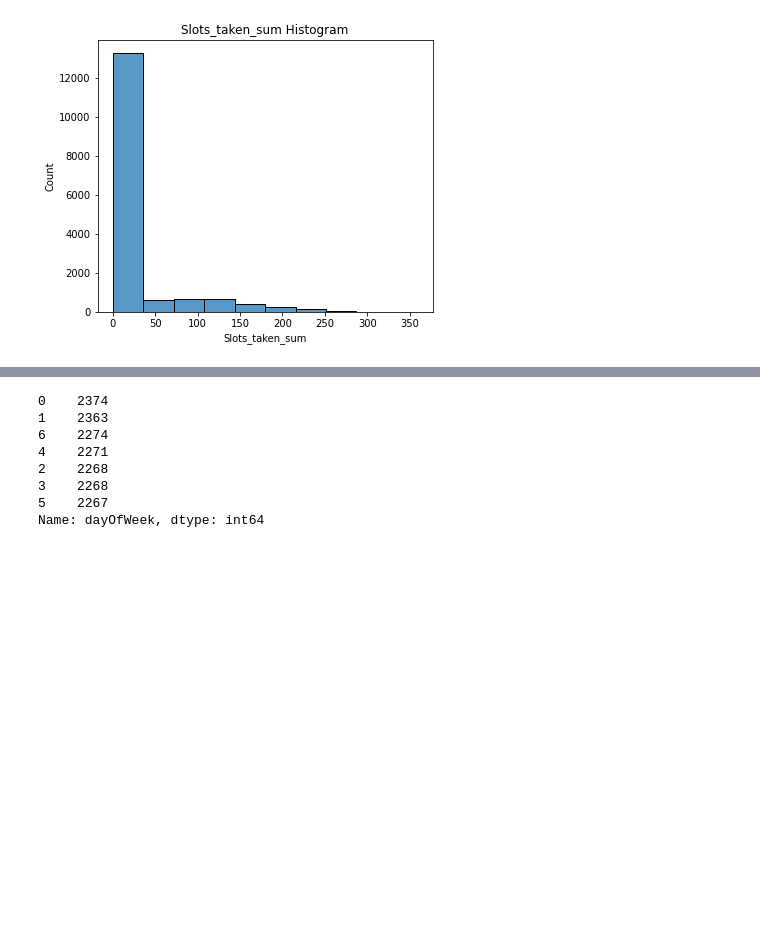
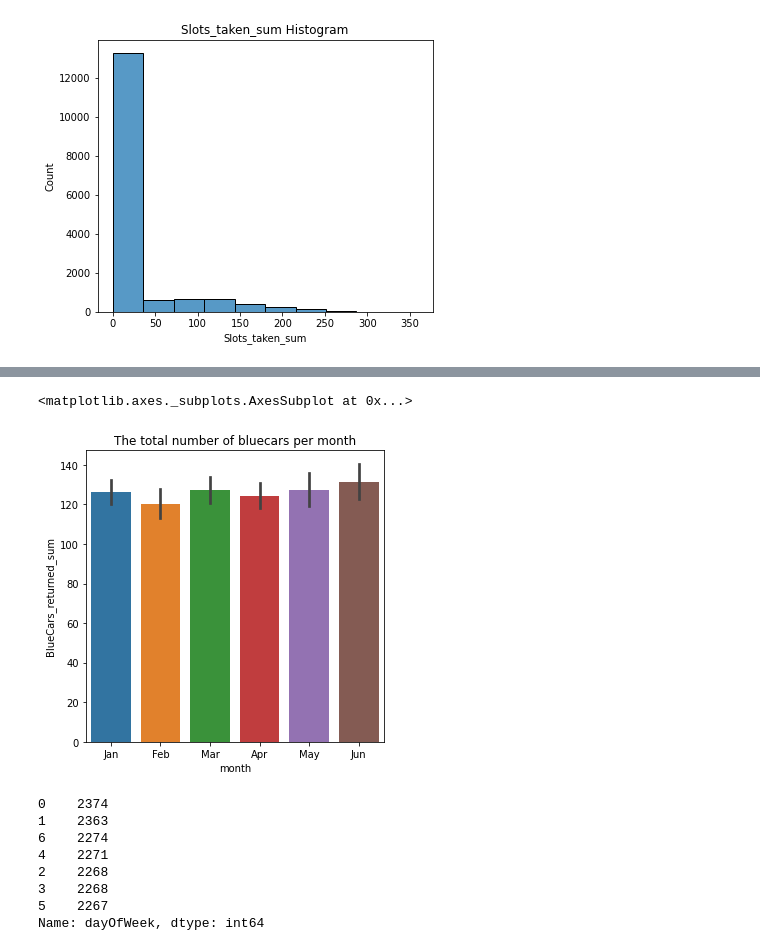
Before and after one commit to WilkisterMbaka/Autolib-EDA-and-Hypotheses-Testing-, a Jupyter notebook: Moringa_Data_Science_Core_W4_Independent_Project_2022_05_Wilkister_Mbaka.ipynb, the cells around one changed output, grey strips where cells are left out. Drawn from its saved outputs; the diff is of its cells as text; code cells hidden in the pictures; blank space fills up the shorter version.

```diff
--- a/Moringa_Data_Science_Core_W4_Independent_Project_2022_05_Wilkister_Mbaka.ipynb
+++ b/Moringa_Data_Science_Core_W4_Independent_Project_2022_05_Wilkister_Mbaka.ipynb
@@ -372,3 +407,11 @@ plt.show()
+# %%
+# The number of blue cars returned by month
+# fig, ax=plt.subplots(figsize=(8,6))
+plt.title('The total number of bluecars per month')
+sns.barplot(x='month',y='BlueCars_returned_sum',data=df)
+# %% [output]
+<matplotlib.axes._subplots.AxesSubplot at 0x...>
+[figure, added]
 # %%
 #Frequency distribution table
 df['dayOfWeek'].value_counts().sort_values(ascending=False)
```
Also changed, not shown: parts of 17 cells of this notebook.
